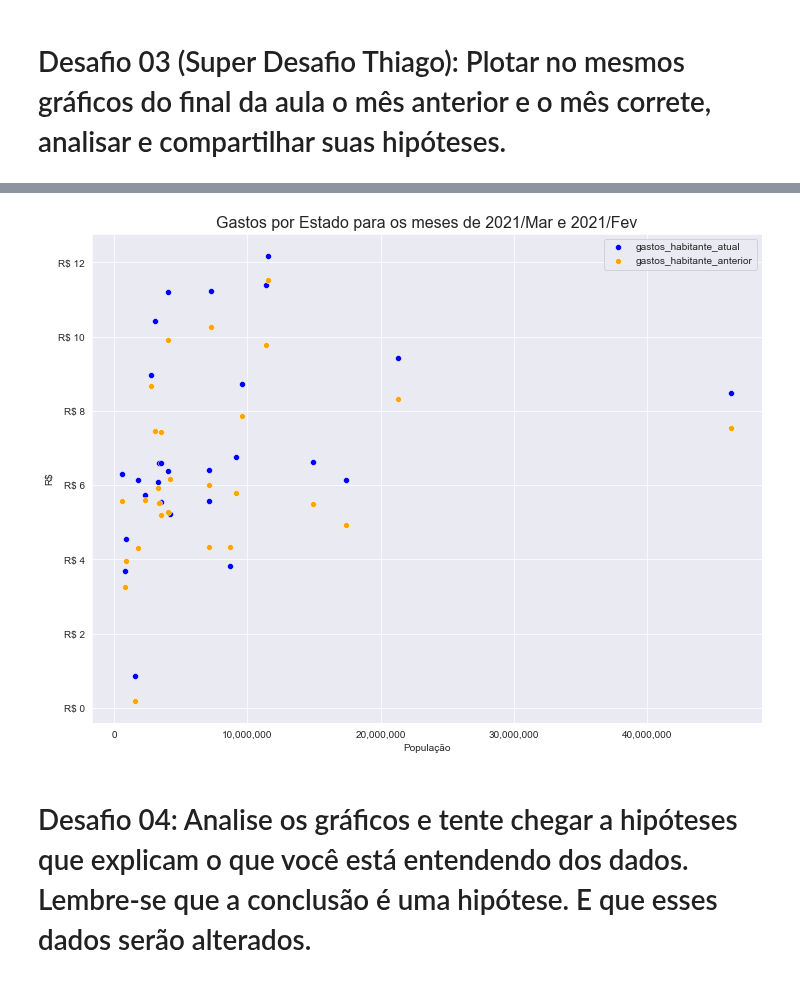
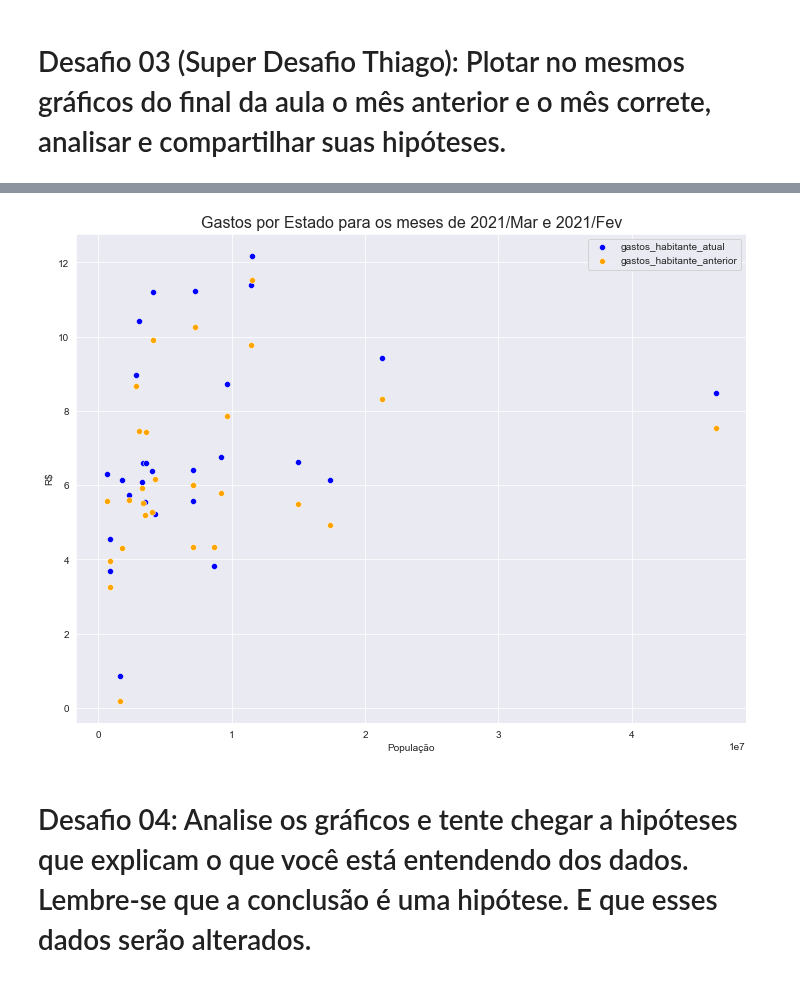
Before and after one commit to antoniodragoc/Bootcamp_Data_Science_Aplicada, a Jupyter notebook: Modulo02/m02a02.ipynb, the cells around one changed output, grey strips where cells are left out. Saved outputs shown, nothing was run; the diff lists cells and outputs as text; code cells hidden in the pictures.

```diff
--- a/Modulo02/m02a02.ipynb
+++ b/Modulo02/m02a02.ipynb
@@ -165,7 +166,8 @@ Text(0, 0.5, 'R$ por Habitante')
 # Desafio 03 (Super Desafio Thiago): Plotar no mesmos gráficos do final da aula o mês anterior e o mês correte, analisar e compartilhar suas hipóteses.
 # %%
 # Definindo a figura
-fig, ax = plt.subplots(figsize = (12,9))
+#fig, ax = plt.subplots(figsize = (12,9))
+plt.figure(figsize= (12,9))
 
 # Criando os Plots
 sns.scatterplot(data=gastos, x = 'População', y =gastos.columns[1], label = gastos.columns[1], color = 'b')
@@ -184,21 +186,22 @@ plt.show()
 # %%
 # Definindo a figura
-fig, ax = plt.subplots(figsize = (12,9))
+#fig, ax = plt.subplots(figsize = (12,9))
+plt.figure(figsize= (12,9))
 
 # Criando os Plots
 sns.scatterplot(data=gastos, x = 'População', y =gastos.columns[3], label = gastos.columns[3], color = 'b')
 sns.scatterplot(data=gastos, x = 'População', y =gastos.columns[4], label = gastos.columns[4], color = 'orange')
 
 # Formatando os eixos
 ax.yaxis.set_major_formatter(ticker.StrMethodFormatter("R$ {x:,.0f}"))
 ax.xaxis.set_major_formatter(ticker.StrMethodFormatter("{x:,.0f}"))
 
 # Formatando a Figura
 plt.title('Gastos por Estado para os meses de {} e {}'.format(gastos.columns[1],gastos.columns[2]), size = 16)
 plt.ylabel('R$')
 plt.show()
 # %% [output]
-[figure, old version]
+[figure, new version]
 # %% [markdown]
 # Desafio 04: Analise os gráficos e tente chegar a hipóteses que explicam o que você está entendendo dos dados. Lembre-se que a conclusão é uma hipótese. E que esses dados serão alterados.
 # %%
```
Also changed, not shown: parts of 3 cells of this notebook.
